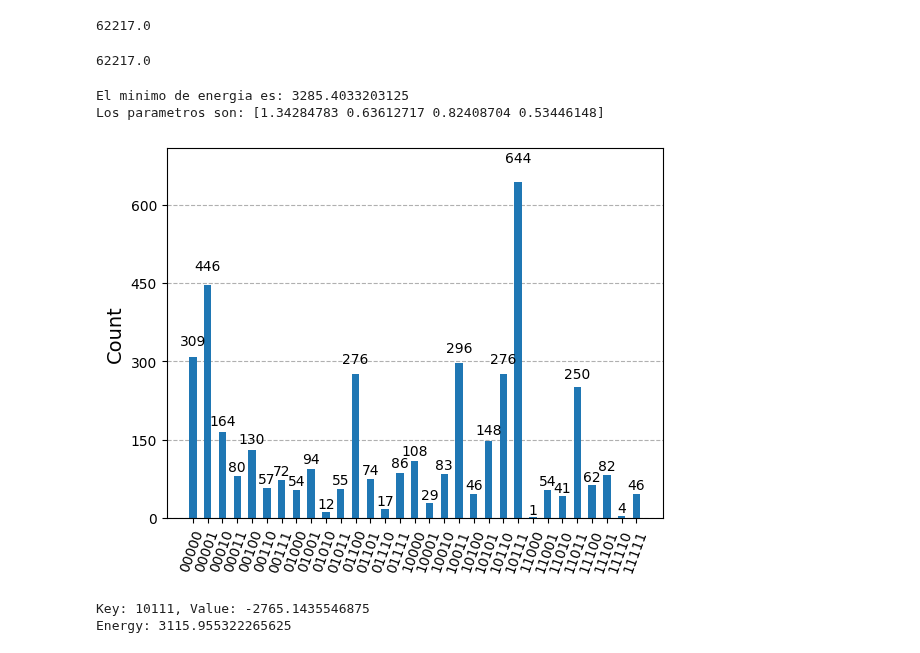
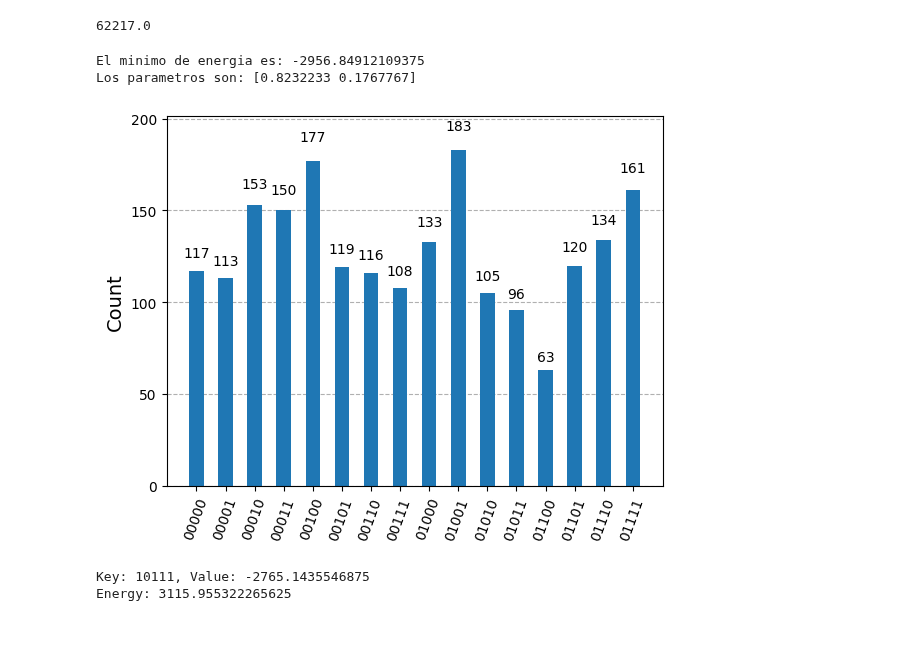
Before and after one commit to Nicofero/PhyloTree_ReConst, a Jupyter notebook: miscelaneous/test.ipynb, the cells around one changed output. Drawn from its saved outputs; the diff is of its cells as text; code cells hidden in the pictures.

Commit message:
Tests QAOA

```diff
--- a/miscelaneous/test.ipynb
+++ b/miscelaneous/test.ipynb
@@ -915,43 +915,24 @@ en = eval_energy(exp,'00000')
 print(en)
 # %% [output]
 62217.0
-# %%
-+2454+2489.5+2463.5+2475.5+2461+2482.5+2483+2454+2468.5+2485.5+7500*5
-# %% [output]
-62217.0
 # %%
+from qiskit.visualization import plot_histogram
 matrix = np.array( [[ 0, 92, 73, 78, 92],
                     [92,  0, 21, 49, 34],
                     [73, 21,  0, 35, 63],
                     [78, 49, 35,  0, 29],
                     [92, 34, 63, 29,  0]])
 exp = prepare_exp(matrix,c=1)
-qaoa = QAOA(exp,5,2,method='COBYLA')
-qaoa.get_opt_circ()
+qaoa = QAOA(exp,5,1,method='COBYQA',shots=2048)
+qaoa.get_min()
 
 print("El minimo de energia es:",qaoa.min)
 print("Los parametros son:",qaoa.param)
+plot_histogram(combine_inverse_keys(qaoa.counts))
 # %% [output]
-El minimo de energia es: 3285.4033203125
-Los parametros son: [1.34284783 0.63612717 0.82408704 0.53446148]
+El minimo de energia es: -2956.84912109375
+Los parametros son: [0.8232233 0.1767767]
+[figure, added]
-# %%
-from qiskit.visualization import plot_histogram
-sim = AerSimulator()
-qc = qaoa.qc
-# Transpile the circuit for the simulator or real QPU
-qc.measure_all()
-qc = transpile(qc,sim)
-
-# Run the circuit and collect results
-sampler = SamplerV2()
-job = sampler.run([qc],shots=4096)
-job_result = job.result()
-counts=job_result[0].data.meas.get_counts()
-
-# counts = combine_inverse_keys(counts)
-plot_histogram(counts)
-# %% [output]
-[figure, removed]
 # %%
 apport = {}
 energy = 0
```
Also changed, not shown: parts of 1 cell of this notebook, 5 other files.
